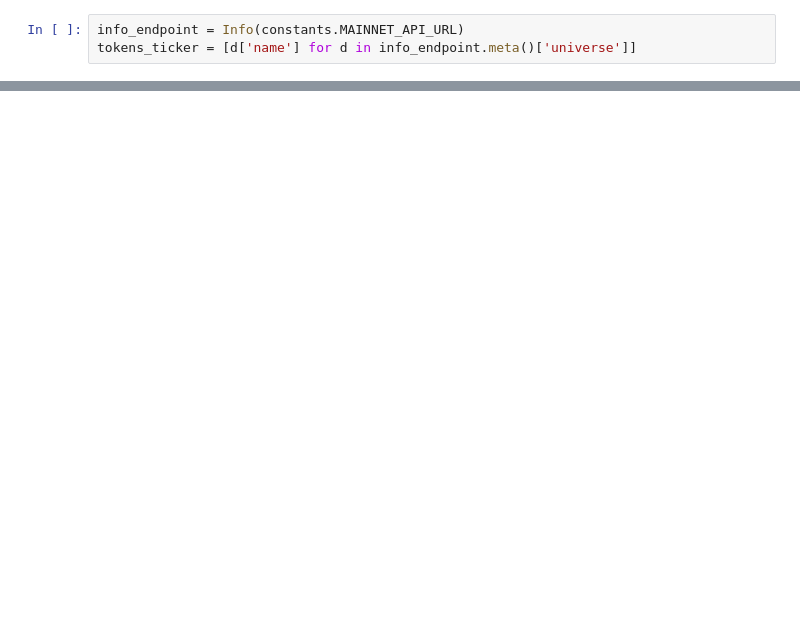
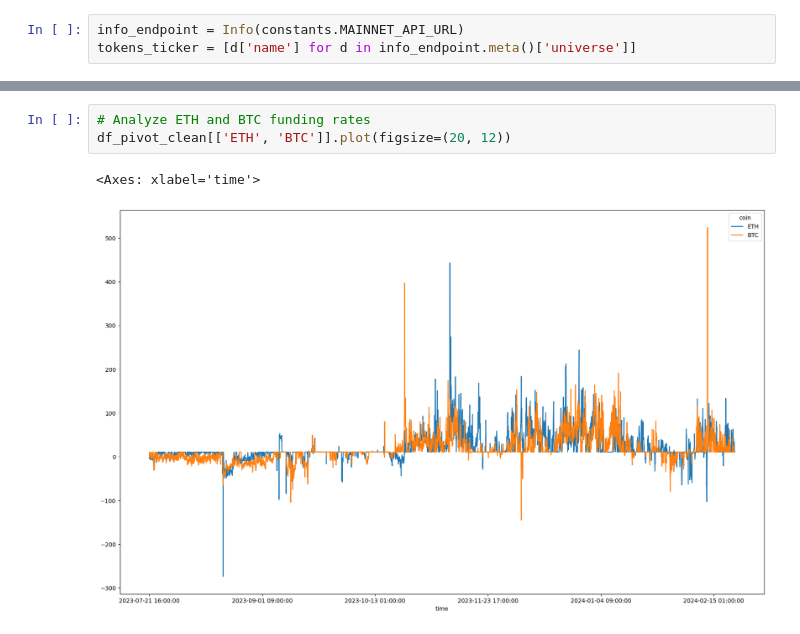
Before and after one commit to thismad/MMExploration, a Jupyter notebook: hyperliquid_exploration.ipynb, the cells around one changed output, grey strips where cells are left out. Drawn from its saved outputs; the diff is of its cells as text; blank space fills up the shorter version.

```diff
--- a/hyperliquid_exploration.ipynb
+++ b/hyperliquid_exploration.ipynb
@@ -166,0 +184,6 @@ plt.show()
+# %%
+# Analyze ETH and BTC funding rates
+df_pivot_clean[['ETH', 'BTC']].plot(figsize=(20, 12))
+# %% [output]
+<Axes: xlabel='time'>
+[figure, added]
```
Also changed, not shown: parts of 7 cells of this notebook.
